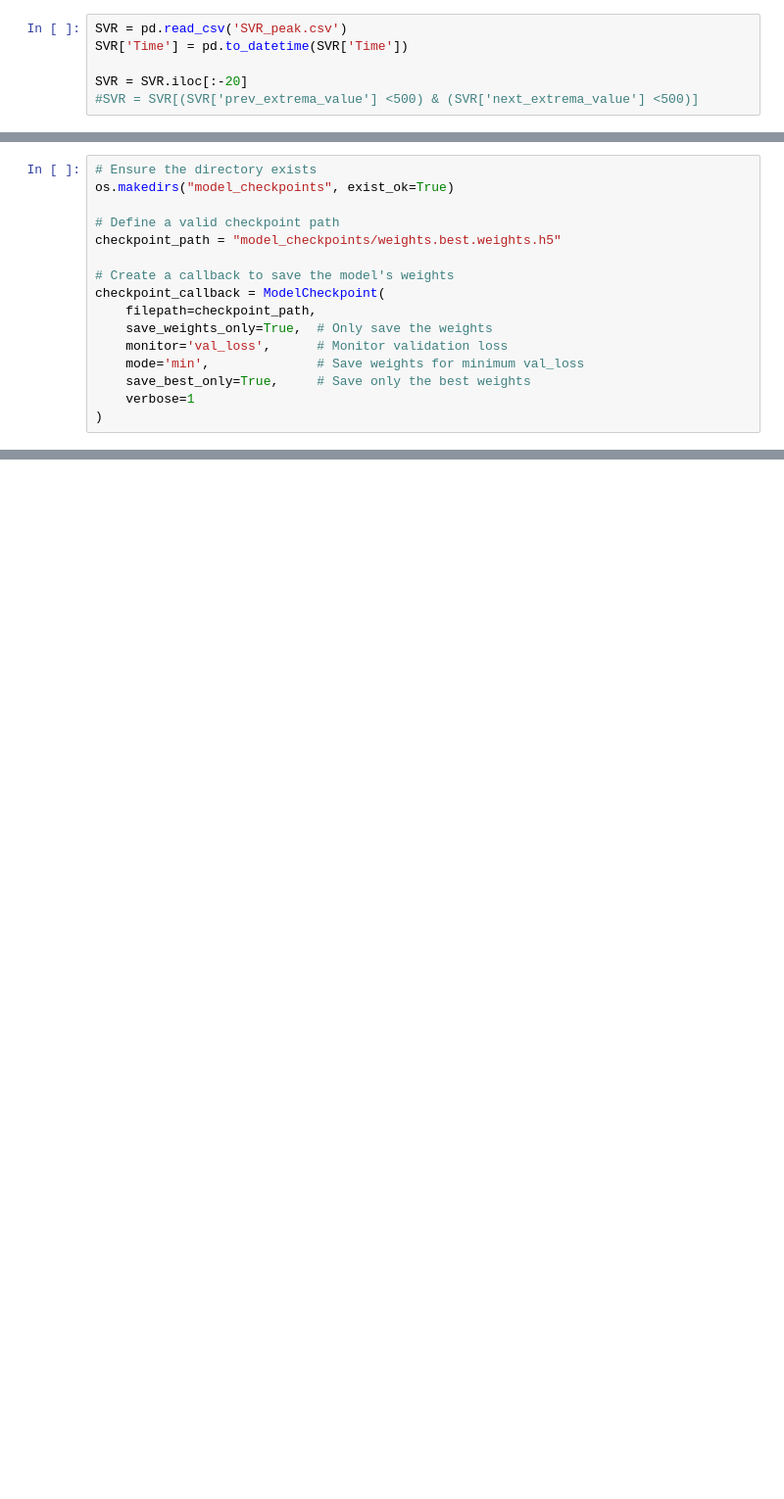
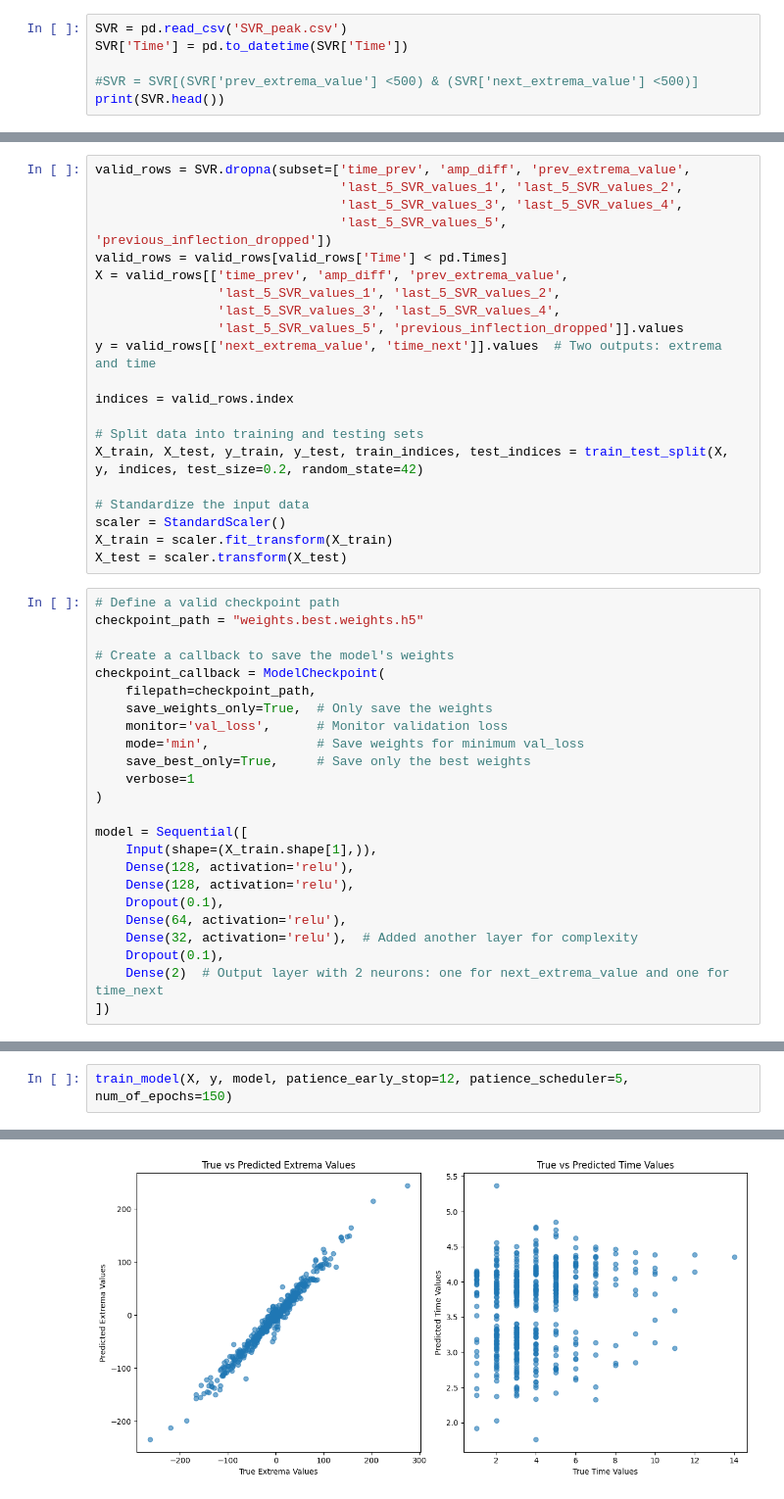
Before and after one commit to matule00/SGE, a Jupyter notebook: NN_SVR_peak.ipynb, the cells around one changed output, grey strips where cells are left out. Shown: that part at 98% size. Saved outputs shown, nothing was run; the diff lists cells and outputs as text; blank space fills up the shorter version.

```diff
--- a/NN_SVR_peak.ipynb
+++ b/NN_SVR_peak.ipynb
@@ -18,5 +22,5 @@ ImportError: cannot import name 'load_weights' from 'tensorflow.keras.models' (/
 SVR = pd.read_csv('SVR_peak.csv')
 SVR['Time'] = pd.to_datetime(SVR['Time'])
 
-SVR = SVR.iloc[:-20]
 #SVR = SVR[(SVR['prev_extrema_value'] <500) & (SVR['next_extrema_value'] <500)]
+print(SVR.head())
@@ -23,9 +181,27 @@ SVR = SVR.iloc[:-20]
+# %%
+valid_rows = SVR.dropna(subset=['time_prev', 'amp_diff', 'prev_extrema_value',
+                                'last_5_SVR_values_1', 'last_5_SVR_values_2',
+                                'last_5_SVR_values_3', 'last_5_SVR_values_4',
+                                'last_5_SVR_values_5', 'previous_inflection_dropped'])
+valid_rows = valid_rows[valid_rows['Time'] < pd.Times]
+X = valid_rows[['time_prev', 'amp_diff', 'prev_extrema_value',
+                'last_5_SVR_values_1', 'last_5_SVR_values_2',
+                'last_5_SVR_values_3', 'last_5_SVR_values_4',
+                'last_5_SVR_values_5', 'previous_inflection_dropped']].values
+y = valid_rows[['next_extrema_value', 'time_next']].values  # Two outputs: extrema and time
+
+indices = valid_rows.index
+
+# Split data into training and testing sets
+X_train, X_test, y_train, y_test, train_indices, test_indices = train_test_split(X, y, indices, test_size=0.2, random_state=42)
+
+# Standardize the input data
+scaler = StandardScaler()
+X_train = scaler.fit_transform(X_train)
+X_test = scaler.transform(X_test)
 # %%
-# Ensure the directory exists
-os.makedirs("model_checkpoints", exist_ok=True)
-
 # Define a valid checkpoint path
-checkpoint_path = "model_checkpoints/weights.best.weights.h5"
+checkpoint_path = "weights.best.weights.h5"
 
 # Create a callback to save the model's weights
 checkpoint_callback = ModelCheckpoint(
@@ -36,3 +212,14 @@ checkpoint_callback = ModelCheckpoint(
     save_best_only=True,     # Save only the best weights
     verbose=1
 )
+
+model = Sequential([
+    Input(shape=(X_train.shape[1],)),
+    Dense(128, activation='relu'),
+    Dense(128, activation='relu'),
+    Dropout(0.1),
+    Dense(64, activation='relu'),
+    Dense(32, activation='relu'),  # Added another layer for complexity
+    Dropout(0.1),
+    Dense(2)  # Output layer with 2 neurons: one for next_extrema_value and one for time_next
+])
@@ -188,0 +226,3 @@ print(test_indices.shape)
+# %%
+train_model(X, y, model, patience_early_stop=12, patience_scheduler=5, num_of_epochs=150)
+# %% [output]
@@ -188,0 +246 @@ print(test_indices.shape)
+[figure, added]
```
Also changed, not shown: parts of 15 cells of this notebook.
